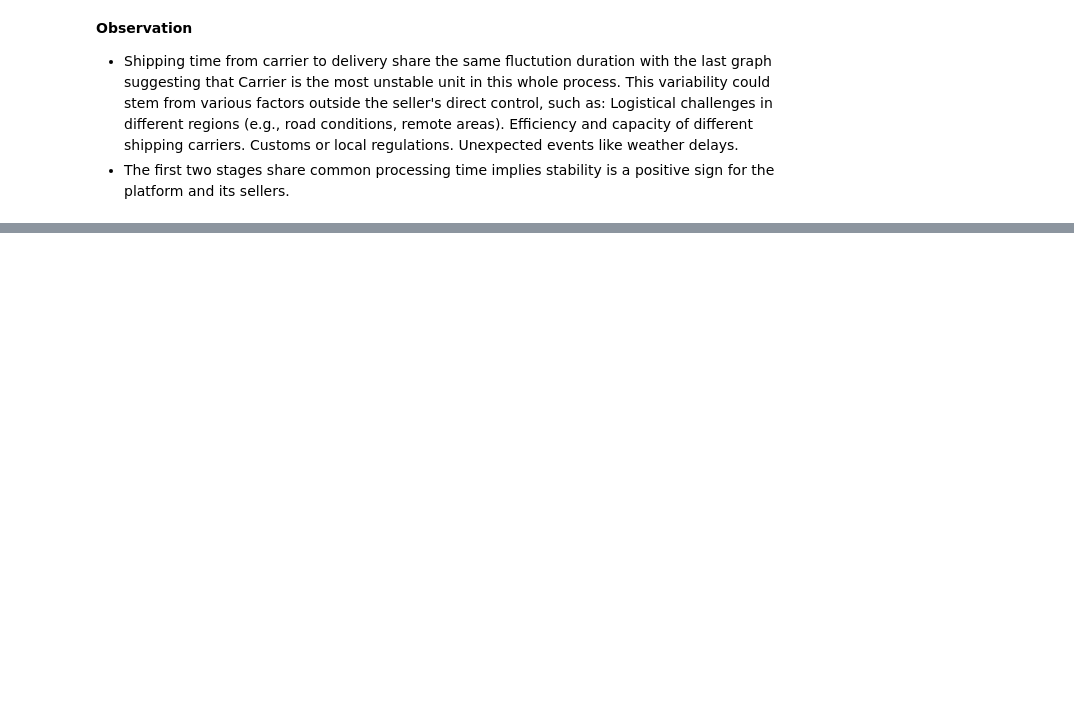
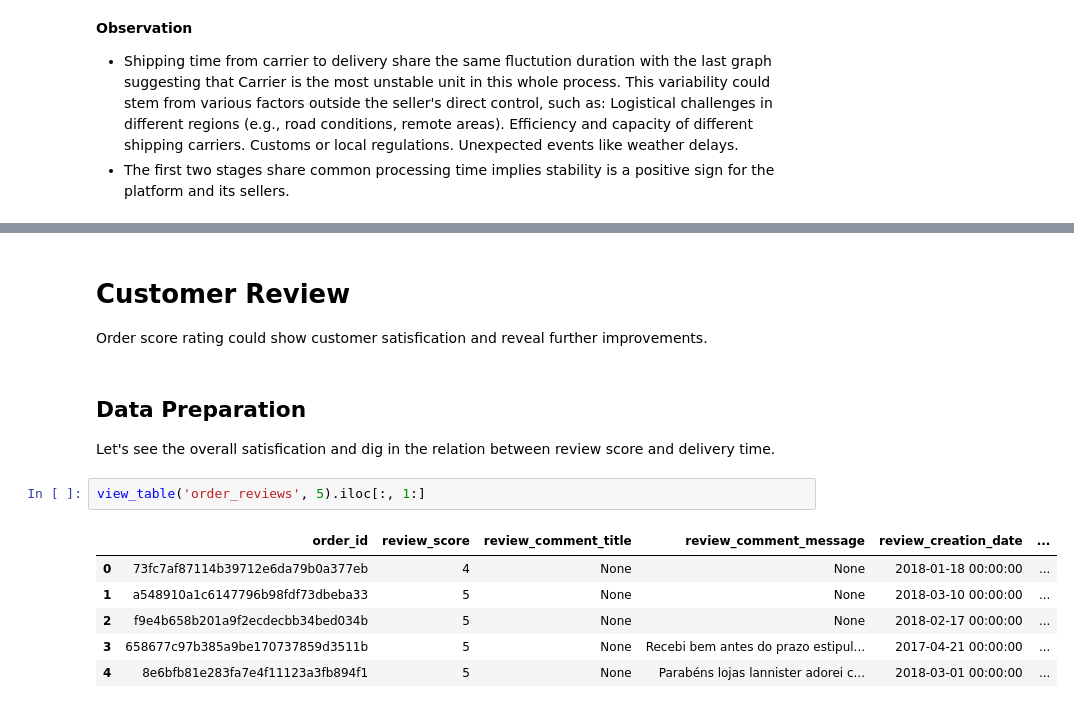
Before and after one commit to andy-nguyen-21/BrazilianE-Commerce, a Jupyter notebook: E_commerce_data_analyst.ipynb, the cells around one changed output, grey strips where cells are left out. Drawn from its saved outputs; the diff is of its cells as text; blank space fills up the shorter version.

```diff
--- a/E_commerce_data_analyst.ipynb
+++ b/E_commerce_data_analyst.ipynb
@@ -1134,0 +1188,15 @@ Unexpected events like weather delays.
+# %% [markdown]
+# Customer Review
+Order score rating could show customer satisfication and reveal further improvements.
+# %% [markdown]
+## Data Preparation
+Let's see the overall satisfication and dig in the relation between review score and delivery time.
+# %%
+view_table('order_reviews', 5).iloc[:, 1:]
+# %% [output]
+|  | order_id | review_score | review_comment_title | review_comment_message | review_creation_date | ... |
+| 0 | 73fc7af87114b39712e6da79b0a377eb | 4 | None | None | 2018-01-18 00:00:00 | ... |
+| 1 | a548910a1c6147796b98fdf73dbeba33 | 5 | None | None | 2018-03-10 00:00:00 | ... |
+| 2 | f9e4b658b201a9f2ecdecbb34bed034b | 5 | None | None | 2018-02-17 00:00:00 | ... |
+| 3 | 658677c97b385a9be170737859d3511b | 5 | None | Recebi bem antes do prazo estipul... | 2017-04-21 00:00:00 | ... |
+| 4 | 8e6bfb81e283fa7e4f11123a3fb894f1 | 5 | None | Parabéns lojas lannister adorei c... | 2018-03-01 00:00:00 | ... |
```
Also changed, not shown: parts of 26 cells of this notebook.
